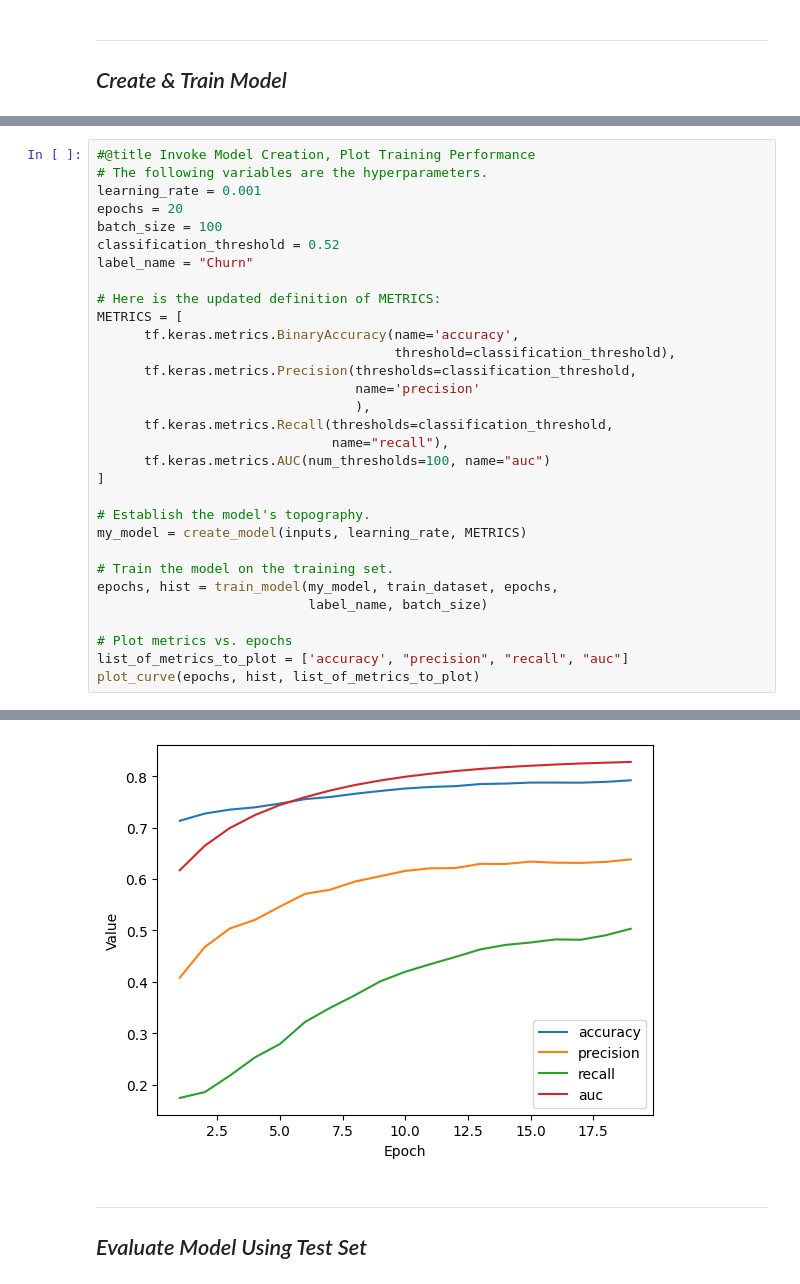
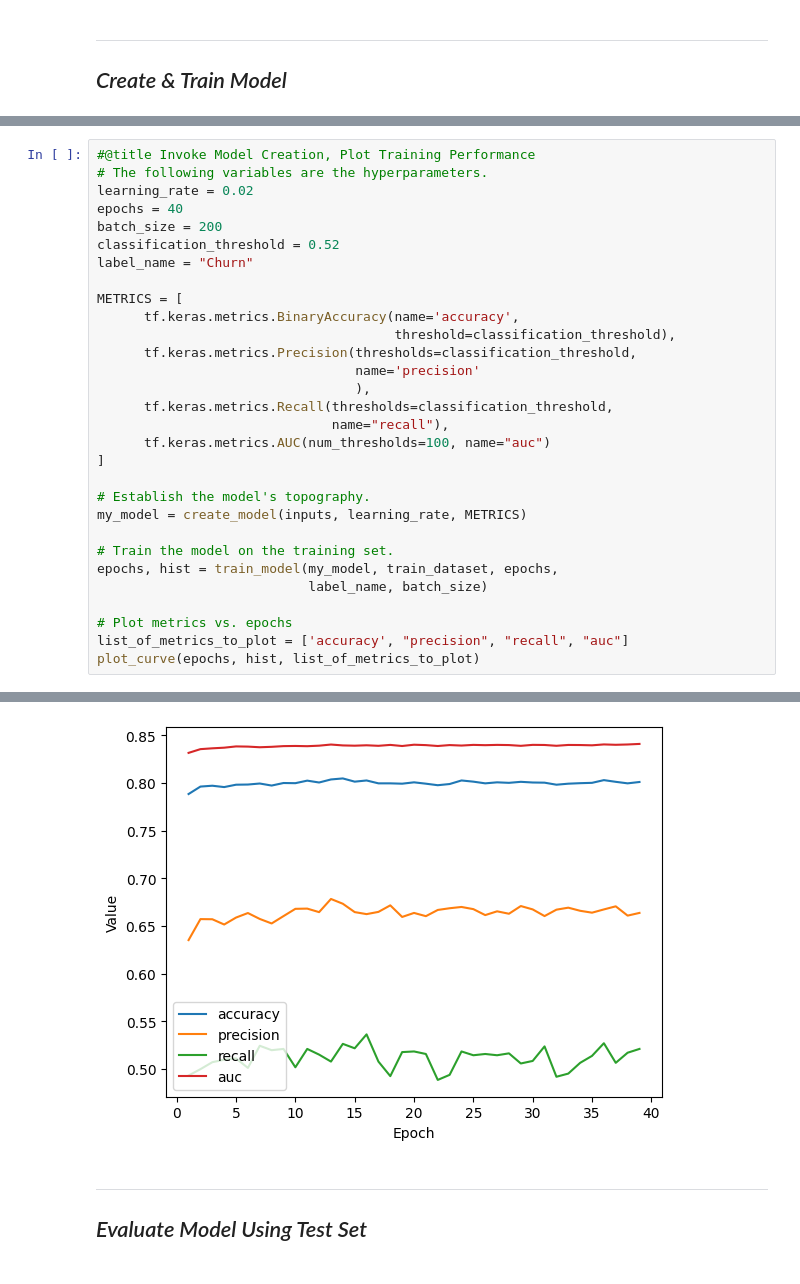
Before and after one commit to Sciederrick/Data-Science-For-EveryOne, a Jupyter notebook: TelcoCustomerChurn.ipynb, the cells around one changed output, grey strips where cells are left out. Saved outputs shown, nothing was run; the diff lists cells and outputs as text.

```diff
--- a/TelcoCustomerChurn.ipynb
+++ b/TelcoCustomerChurn.ipynb
@@ -398,13 +393,12 @@ train_dataset.head()
 # %%
 #@title Invoke Model Creation, Plot Training Performance
 # The following variables are the hyperparameters.
-learning_rate = 0.001
-epochs = 20
-batch_size = 100
+learning_rate = 0.02
+epochs = 40
+batch_size = 200
 classification_threshold = 0.52
 label_name = "Churn"
 
-# Here is the updated definition of METRICS:
 METRICS = [
       tf.keras.metrics.BinaryAccuracy(name='accuracy',
                                       threshold=classification_threshold),
@@ -447,4 +441,4 @@ Epoch 20/20
-[figure, old version]
+[figure, new version]
 # %% [markdown]
 ---------------------------------------------------------------------
 *Evaluate Model Using Test Set*
```
Also changed, not shown: parts of 5 cells of this notebook.
